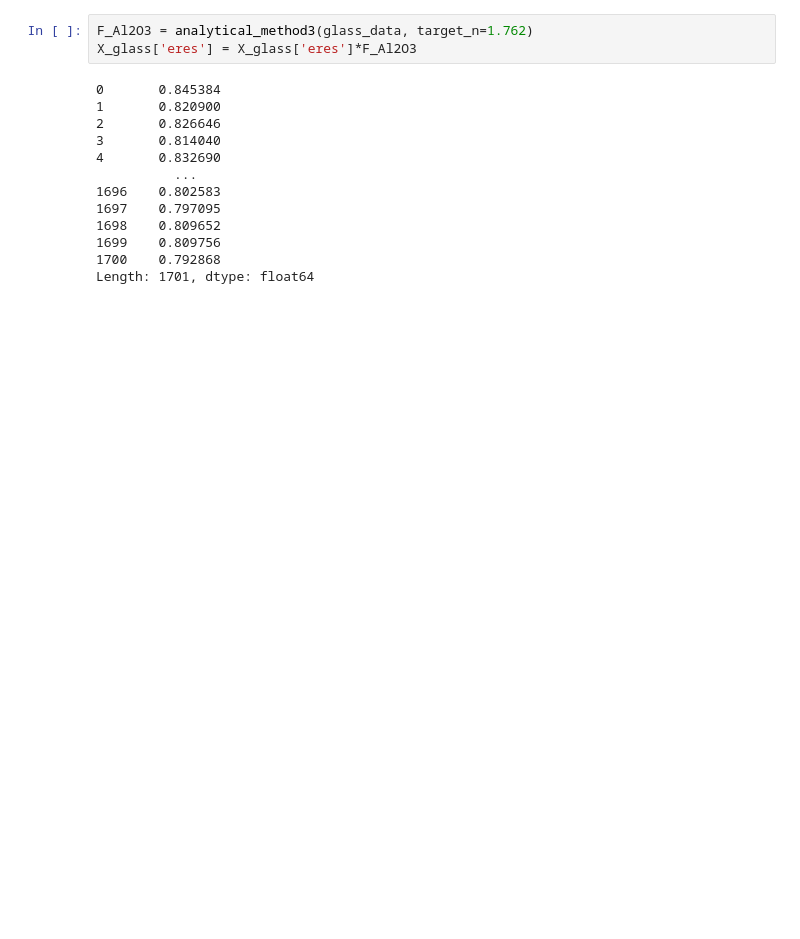
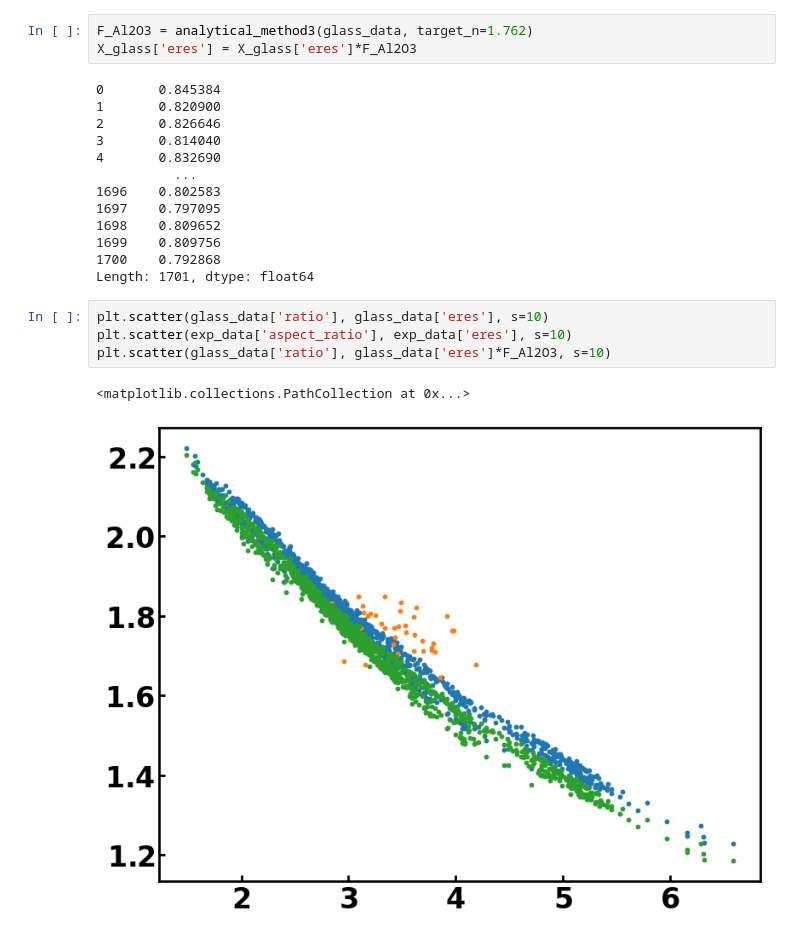
Before and after one commit to SWAN88/AuNR_DA, a Jupyter notebook: 080624_figure4.ipynb, the cells around one changed output. Drawn from its saved outputs; the diff is of its cells as text; blank space fills up the shorter version.

```diff
--- a/080624_figure4.ipynb
+++ b/080624_figure4.ipynb
@@ -195,6 +206,13 @@ X_glass['eres'] = X_glass['eres']*F_Al2O3
 1699    0.809756
 1700    0.792868
 Length: 1701, dtype: float64
+# %%
+plt.scatter(glass_data['ratio'], glass_data['eres'], s=10)
+plt.scatter(exp_data['aspect_ratio'], exp_data['eres'], s=10)
+plt.scatter(glass_data['ratio'], glass_data['eres']*F_Al2O3, s=10)
+# %% [output]
+<matplotlib.collections.PathCollection at 0x...>
+[figure, added]
 # %%
 # parameters for GridSearchCV class
 param_grid = {'max_depth': range(1, 21)}
```
Also changed, not shown: parts of 5 cells of this notebook, 3 other files.
